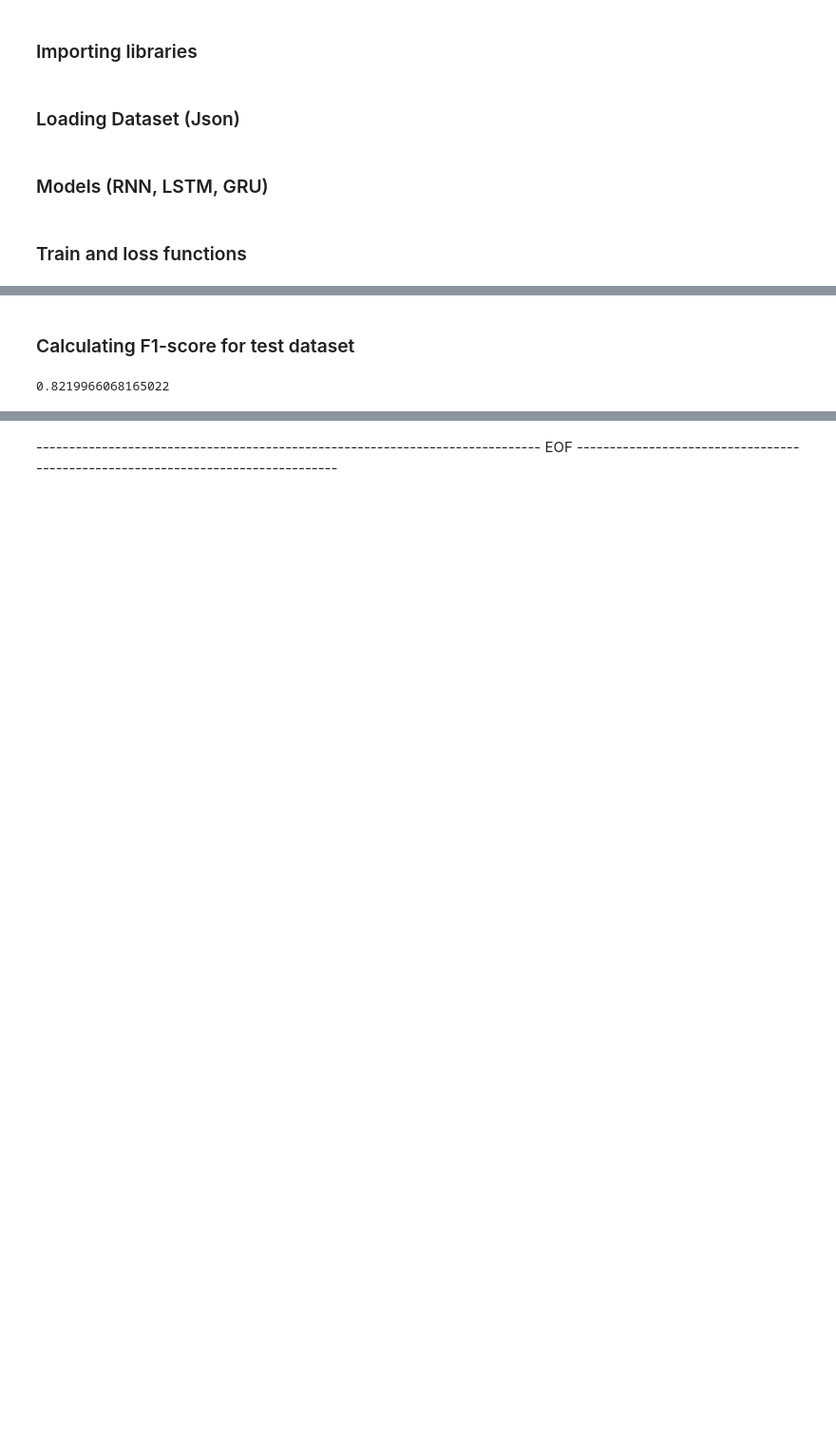
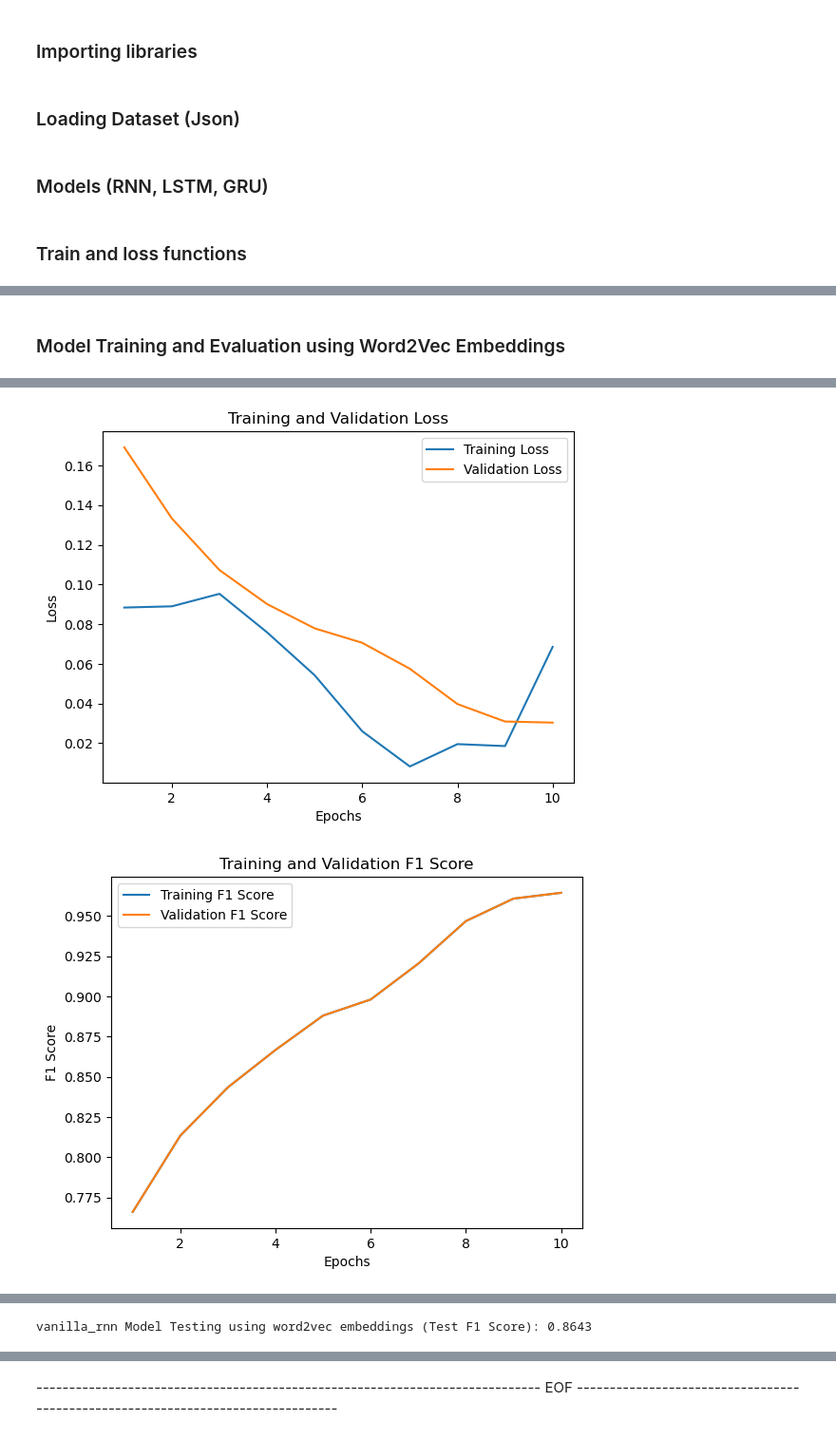
Before and after one commit to Arjun-93/NLPAssignments, a Jupyter notebook: Assignment2/Task2/src/Task2_part2.ipynb, the cells around one changed output, grey strips where cells are left out. Shown at 95% size. Cells and saved outputs as stored; diff of their text form; code cells hidden in the pictures; blank space fills up the shorter version.

```diff
--- a/Assignment2/Task2/src/Task2_part2.ipynb
+++ b/Assignment2/Task2/src/Task2_part2.ipynb
@@ -60,20 +68,22 @@ class VanillaRNN(nn.Module):
 
 class LSTMModel(nn.Module):
     def __init__(self, input_size, hidden_size, output_size):
-        super(VanillaRNN, self).__init__()
+        super(LSTMModel, self).__init__()
         self.hidden_size = hidden_size
-        self.rnn = nn.LSTM(input_size, hidden_size, batch_first=True)
+        self.n_layers = 1
+        self.lstm = nn.LSTM(input_size, hidden_size, self.n_layers, batch_first=True)
         self.fc = nn.Linear(hidden_size, output_size)
 
     def forward(self, x):
-        h0 = torch.zeros(1, x.size(0), self.hidden_size).to(x.device)  # Initialize hidden state
-        out, _ = self.rnn(x, h0)
+        h0 = torch.zeros(self.n_layers, x.size(0), self.hidden_size).to(x.device)  # Initialize hidden state
+        c0 = torch.zeros(self.n_layers, x.size(0), self.hidden_size).to(x.device)  # Initialize cell state
+        out, (hn, cn) = self.lstm(x, (h0, c0))  # Forward propagate LSTM
         out = self.fc(out)
         return out
 
 class GRUModel(nn.Module):
     def __init__(self, input_size, hidden_size, output_size):
-        super(VanillaRNN, self).__init__()
+        super(GRUModel, self).__init__()
         self.hidden_size = hidden_size
         self.rnn = nn.GRU(input_size, hidden_size, batch_first=True)
         self.fc = nn.Linear(hidden_size, output_size)
@@ -90,7 +100,7 @@ from sklearn.metrics import f1_score
 import matplotlib.pyplot as plt
 import warnings
 
-def train_model(model, train_data, val_data, criterion, optimizer, num_epochs=5):
+def train_model(model, train_data, val_data, criterion, optimizer, num_epochs=10):
     train_losses = []
     val_losses = []
     train_f1_scores = []
@@ -141,7 +151,7 @@ def train_model(model, train_data, val_data, criterion, optimizer, num_epochs=5)
         train_f1_scores.append(train_f1)
         val_f1_scores.append(val_f1)
 
-        print(f'Epoch {epoch + 1}/{num_epochs}, Validation Loss: {val_loss:.4f}, F1 Score: {val_f1:.4f}')
+        print(f'Epoch {epoch + 1}/{num_epochs}, Validation Loss: {val_loss:.4f}, Validation F1 Score: {val_f1:.4f}, Train Loss: {loss.item():.4f}, Train F1 Score: {train_f1:.4f}.....')
 
     # Function to plot loss
     def plot_loss(train_losses, val_losses):
@@ -200,3 +179 @@ Epoch 5/5, Validation Loss: 0.1316, F1 Score: 0.8220
-# %% [markdown]
-### Calculating F1-score for test dataset
 # %%
@@ -222,4 +193,0 @@ word2vec_test_embeddings = get_dataset(word_embedding=word2vec, json_file=test_j
-# %%
-calculate_f1_score(model, word2vec_test_embeddings)
-# %% [output]
-0.8219966068165022
@@ -225,0 +197,30 @@ calculate_f1_score(model, word2vec_test_embeddings)
+# %% [markdown]
+### Model Training and Evaluation using Word2Vec Embeddings ###
+# %%
+models = {
+    'lstm': LSTMModel,
+    'gru': GRUModel,
+    'vanilla_rnn': VanillaRNN
+}
+
+# Hyperparameters
+input_size = 300
+hidden_size = 128
+output_size = 3  # Number of classes (BIO tags)
+learning_rate = 0.001
+num_epochs = 10
+
+for model_name, model_class in models.items():
+    print(f'\nTraining {model_name} model with word2vec embeddings:')
+    model = model_class(input_size, hidden_size, output_size)
+    optimizer = optim.Adam(model.parameters(), lr=0.001)
+    criterion = nn.CrossEntropyLoss()
+    train_model(model, word2vec_train_embeddings, word2vec_val_embeddings, criterion, optimizer, num_epochs)
+
+    # Calculate and print the test F1 score
+    test_f1_score = calculate_f1_score(model, word2vec_test_embeddings)
+    print(f'{model_name} Model Testing using word2vec embeddings (Test F1 Score): {test_f1_score:.4f}')
+
+    # Save the trained model
+    torch.save(model.state_dict(), f'{model_name}_word2vec_model.pth')
+# %% [output]
@@ -225,0 +238,2 @@ calculate_f1_score(model, word2vec_test_embeddings)
+[figure, added]
+[figure, added]
@@ -225,0 +270 @@ calculate_f1_score(model, word2vec_test_embeddings)
+vanilla_rnn Model Testing using word2vec embeddings (Test F1 Score): 0.8643
```
Also changed, not shown: parts of 11 cells of this notebook, 4 other files.
